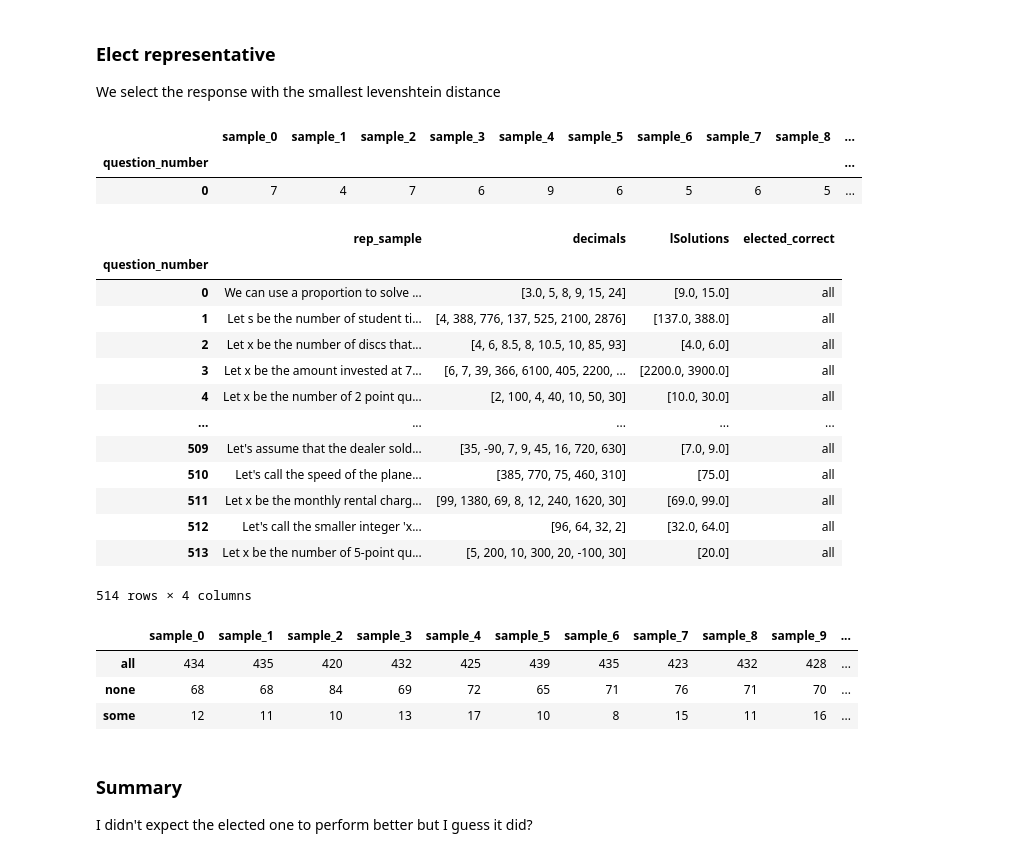
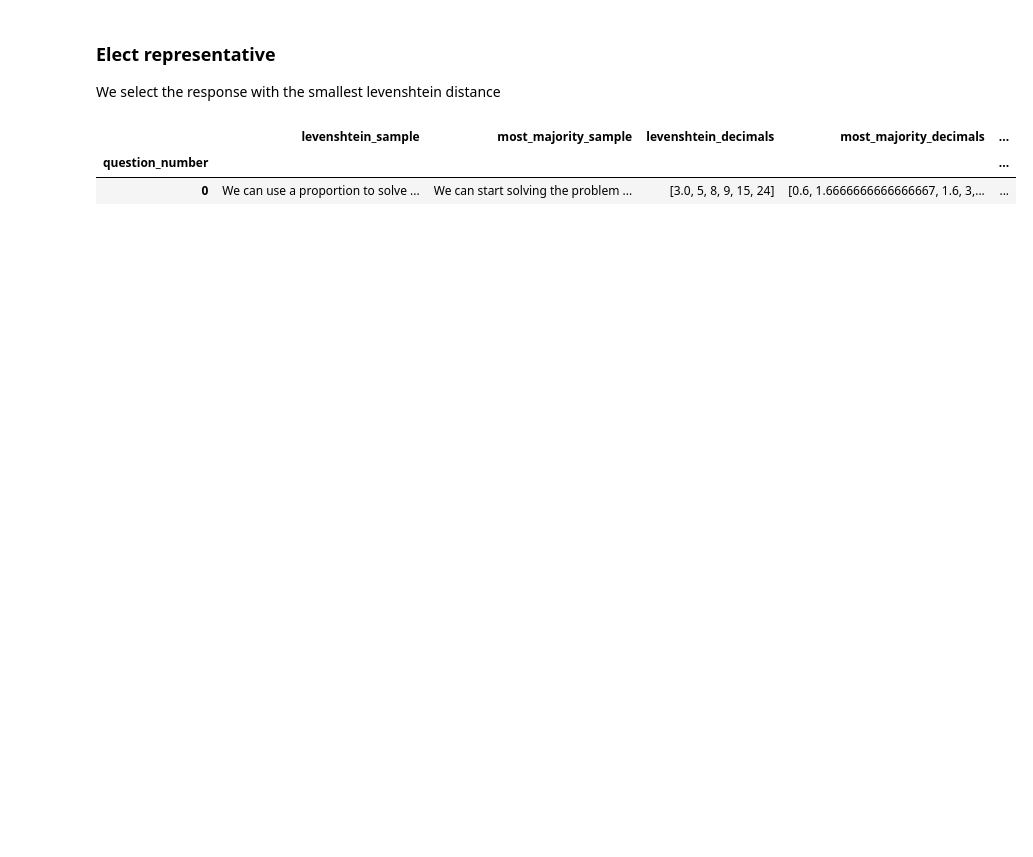
Before and after one commit to hwelsters/wisdom-of-crowd-llm, a Jupyter notebook: wisdom_of_crowds.ipynb, the cells around one changed output. Drawn from its saved outputs; the diff is of its cells as text; code cells hidden in the pictures; blank space fills up the shorter version.

Commit message:
Majority count election

```diff
--- a/wisdom_of_crowds.ipynb
+++ b/wisdom_of_crowds.ipynb
@@ -143,11 +147,11 @@ def select_majority(row, cutoff):
 
     ret = []
     for key, value in majority_map.items():
-        if value > cutoff:
+        if value >= cutoff:
             ret.append(key)
     return ret
 
-decimals['majority'] = decimals.apply(lambda row : select_majority(row, N_JOBS / 2), axis=1)
+decimals['majority'] = decimals.apply(lambda row : select_majority(row, N_JOBS // 2), axis=1)
 decimals.head(1)
 # %% [output]
 |  | sample_0 | sample_1 | sample_2 | sample_3 | sample_4 | sample_5 | sample_6 | sample_7 | sample_8 | ... |
@@ -165,7 +169,7 @@ def check_correct(solution, answer, transform_func):
     elif len(answer.intersection(solution)) > 0: return 'some'
     else: return 'none'
 
-def base_transform_func(x): return round(x, 5)
+def base_transform_func(x): return round(x, 3)
 
 is_correct = decimals.copy()
 
@@ -220,9 +224,5 @@ def levenshtein_distance(initial, target):
     target.sort()
     return levenshtein_helper(initial=initial, target=target)
 
-
-distance = decimals.copy()
-
-for i in range(N_JOBS):
-    distance[f'sample_{i}'] = distance.apply(lambda row : levenshtein_distance(row[f'sample_{i}'], row['lSolutions']), axis=1)
-distance
+def most_majority(initial, target):
+    return 100 - len(set(initial).intersection(set(target)))
@@ -254,42 +239,28 @@ def select_representative(row):
         if row[f'sample_{i}'] == min_val: return f'sample_{i}'
     return 'sample_0'
 
-distance['representative'] = distance.apply(lambda row: select_representative(row), axis=1)
-distance.head(1)
+distance = decimals.copy()
+for i in range(N_JOBS):
+    distance[f'sample_{i}'] = decimals.apply(lambda row : levenshtein_distance(row[f'sample_{i}'], row['lSolutions']), axis=1)
+distance['levenshtein_representative'] = distance.apply(lambda row: select_representative(row), axis=1)
+
+for i in range(N_JOBS):
+    distance[f'sample_{i}'] = decimals.apply(lambda row : most_majority(row[f'sample_{i}'], row['lSolutions']), axis=1)
+distance['most_majority_representative'] = distance.apply(lambda row: select_representative(row), axis=1)
-# %% [output]
-|  | sample_0 | sample_1 | sample_2 | sample_3 | sample_4 | sample_5 | sample_6 | sample_7 | sample_8 | ... |
-| question_number |  |  |  |  |  |  |  |  |  | ... |
-| 0 | 7 | 4 | 7 | 6 | 9 | 6 | 5 | 6 | 5 | ... |
 # %%
 elected = responses.copy()
-elected = elected.join(distance[['representative']])
-elected['rep_sample'] = elected.apply(lambda row : row[row['representative']], axis=1)
-elected['decimals'] = elected['rep_sample'].apply(lambda row : extract_decimals(row))
-elected = elected[['rep_sample', 'decimals', 'lSolutions']]
-elected['elected_correct'] = elected.apply(lambda row : check_correct(row['lSolutions'], row['decimals'], base_transform_func), axis=1)
-elected
+elected = elected.join(distance[['levenshtein_representative', 'most_majority_representative']])
+elected['levenshtein_sample'] = elected.apply(lambda row : row[row['levenshtein_representative']], axis=1)
+elected['most_majority_sample'] = elected.apply(lambda row : row[row['most_majority_representative']], axis=1)
+
+elected['levenshtein_decimals'] = elected['levenshtein_sample'].apply(lambda row : extract_decimals(row))
+elected['most_majority_decimals'] = elected['most_majority_sample'].apply(lambda row : extract_decimals(row))
+
+elected = elected[['levenshtein_sample', 'most_majority_sample', 'levenshtein_decimals', 'most_majority_decimals', 'lSolutions']]
+elected['levenshtein_correct'] = elected.apply(lambda row : check_correct(row['lSolutions'], row['levenshtein_decimals'], base_transform_func), axis=1)
+elected['most_majority_correct'] = elected.apply(lambda row : check_correct(row['lSolutions'], row['most_majority_decimals'], base_transform_func), axis=1)
+elected.head(1)
 # %% [output]
-|  | rep_sample | decimals | lSolutions | elected_correct |
-| question_number |  |  |  |  |
-| 0 | We can use a proportion to solve ... | [3.0, 5, 8, 9, 15, 24] | [9.0, 15.0] | all |
-| 1 | Let s be the number of student ti... | [4, 388, 776, 137, 525, 2100, 2876] | [137.0, 388.0] | all |
-| 2 | Let x be the number of discs that... | [4, 6, 8.5, 8, 10.5, 10, 85, 93] | [4.0, 6.0] | all |
-| 3 | Let x be the amount invested at 7... | [6, 7, 39, 366, 6100, 405, 2200, ... | [2200.0, 3900.0] | all |
-| 4 | Let x be the number of 2 point qu... | [2, 100, 4, 40, 10, 50, 30] | [10.0, 30.0] | all |
-| ... | ... | ... | ... | ... |
-| 509 | Let's assume that the dealer sold... | [35, -90, 7, 9, 45, 16, 720, 630] | [7.0, 9.0] | all |
-| 510 | Let's call the speed of the plane... | [385, 770, 75, 460, 310] | [75.0] | all |
-| 511 | Let x be the monthly rental charg... | [99, 1380, 69, 8, 12, 240, 1620, 30] | [69.0, 99.0] | all |
-| 512 | Let's call the smaller integer 'x... | [96, 64, 32, 2] | [32.0, 64.0] | all |
-| 513 | Let x be the number of 5-point qu... | [5, 200, 10, 300, 20, -100, 30] | [20.0] | all |
+|  | levenshtein_sample | most_majority_sample | levenshtein_decimals | most_majority_decimals | ... |
+| question_number |  |  |  |  | ... |
+| 0 | We can use a proportion to solve ... | We can start solving the problem ... | [3.0, 5, 8, 9, 15, 24] | [0.6, 1.6666666666666667, 1.6, 3,... | ... |
-514 rows × 4 columns
-# %%
-value_cnt.join(pandas.DataFrame(elected['elected_correct'].value_counts()))
-# %% [output]
-|  | sample_0 | sample_1 | sample_2 | sample_3 | sample_4 | sample_5 | sample_6 | sample_7 | sample_8 | sample_9 | ... |
-| all | 434 | 435 | 420 | 432 | 425 | 439 | 435 | 423 | 432 | 428 | ... |
-| none | 68 | 68 | 84 | 69 | 72 | 65 | 71 | 76 | 71 | 70 | ... |
-| some | 12 | 11 | 10 | 13 | 17 | 10 | 8 | 15 | 11 | 16 | ... |
-# %% [markdown]
-### **Summary**
-I didn't expect the elected one to perform better but I guess it did?
```
Also changed, not shown: parts of 10 cells of this notebook, 5 other files.
